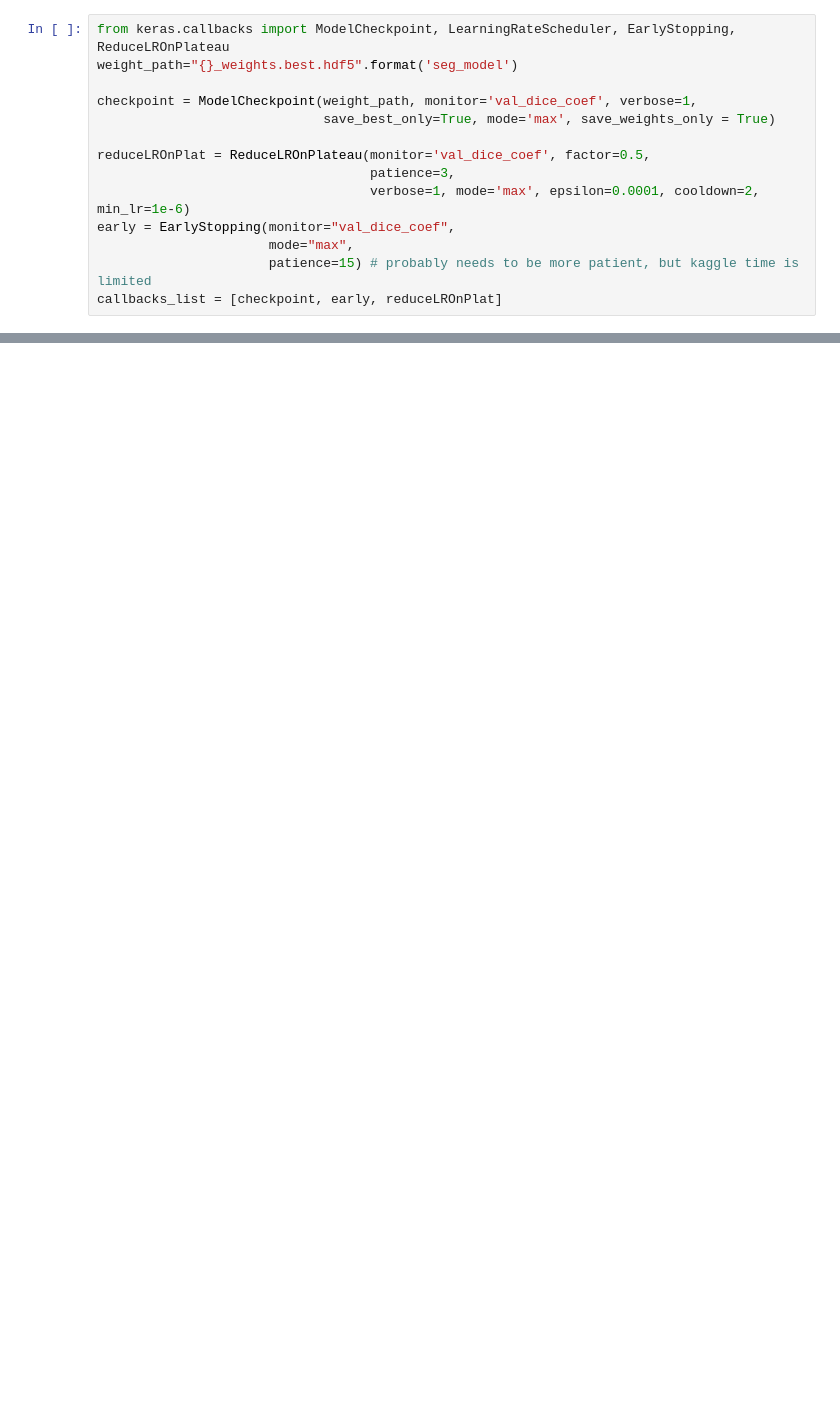
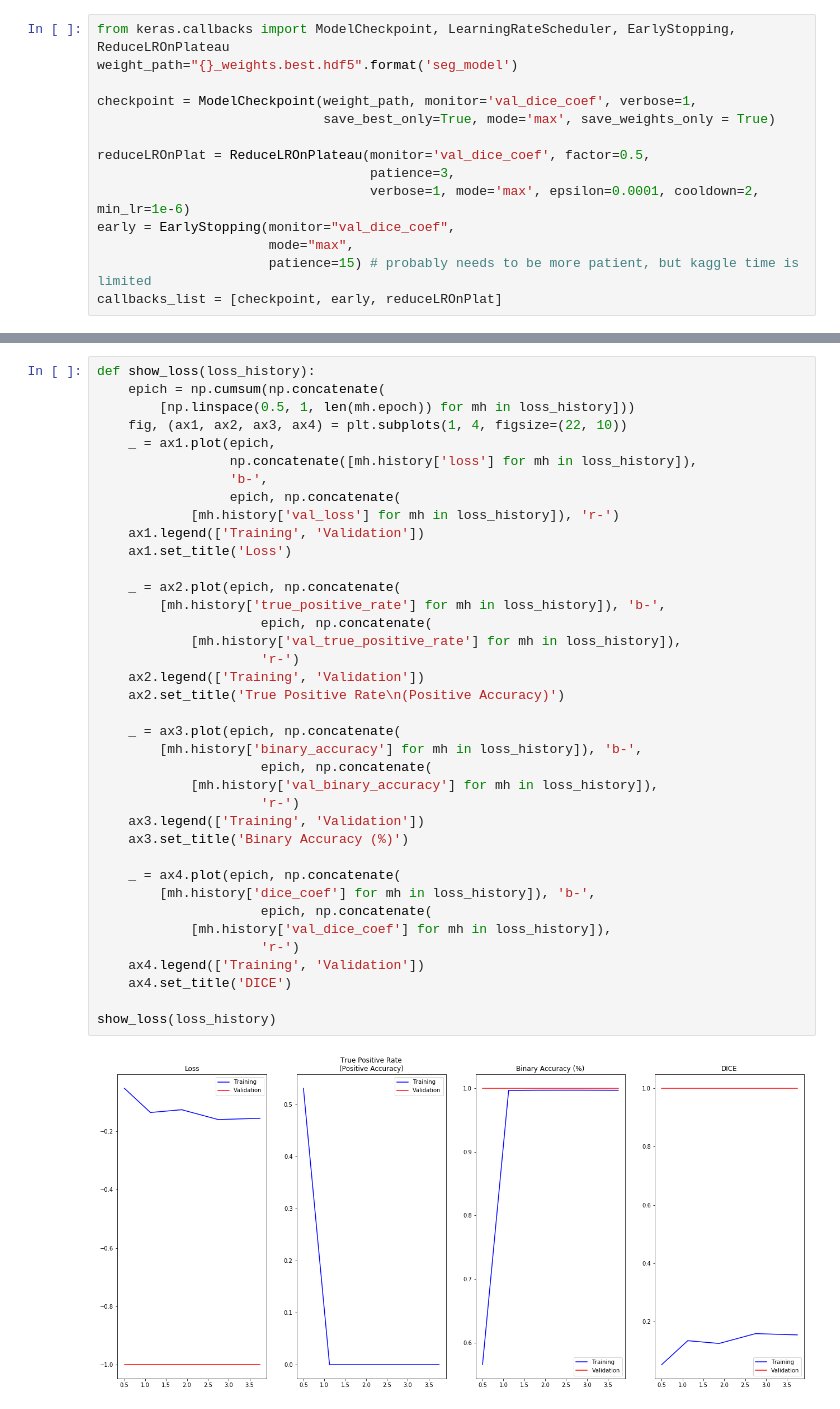
Before and after one commit to blainerothrock/airbus-ship-detection, a Jupyter notebook: U-Net.ipynb, the cells around one changed output, grey strips where cells are left out. Drawn from its saved outputs; the diff is of its cells as text; blank space fills up the shorter version.

```diff
--- a/U-Net.ipynb
+++ b/U-Net.ipynb
@@ -425,0 +449,40 @@ Epoch 1/5
+# %%
+def show_loss(loss_history):
+    epich = np.cumsum(np.concatenate(
+        [np.linspace(0.5, 1, len(mh.epoch)) for mh in loss_history]))
+    fig, (ax1, ax2, ax3, ax4) = plt.subplots(1, 4, figsize=(22, 10))
+    _ = ax1.plot(epich,
+                 np.concatenate([mh.history['loss'] for mh in loss_history]),
+                 'b-',
+                 epich, np.concatenate(
+            [mh.history['val_loss'] for mh in loss_history]), 'r-')
+    ax1.legend(['Training', 'Validation'])
+    ax1.set_title('Loss')
+
+    _ = ax2.plot(epich, np.concatenate(
+        [mh.history['true_positive_rate'] for mh in loss_history]), 'b-',
+                     epich, np.concatenate(
+            [mh.history['val_true_positive_rate'] for mh in loss_history]),
+                     'r-')
+    ax2.legend(['Training', 'Validation'])
+    ax2.set_title('True Positive Rate\n(Positive Accuracy)')
+
+    _ = ax3.plot(epich, np.concatenate(
+        [mh.history['binary_accuracy'] for mh in loss_history]), 'b-',
+                     epich, np.concatenate(
+            [mh.history['val_binary_accuracy'] for mh in loss_history]),
+                     'r-')
+    ax3.legend(['Training', 'Validation'])
+    ax3.set_title('Binary Accuracy (%)')
+
+    _ = ax4.plot(epich, np.concatenate(
+        [mh.history['dice_coef'] for mh in loss_history]), 'b-',
+                     epich, np.concatenate(
+            [mh.history['val_dice_coef'] for mh in loss_history]),
+                     'r-')
+    ax4.legend(['Training', 'Validation'])
+    ax4.set_title('DICE')
+
+show_loss(loss_history)
+# %% [output]
+[figure, added]
```
Also changed, not shown: parts of 20 cells of this notebook, 7 other files.
